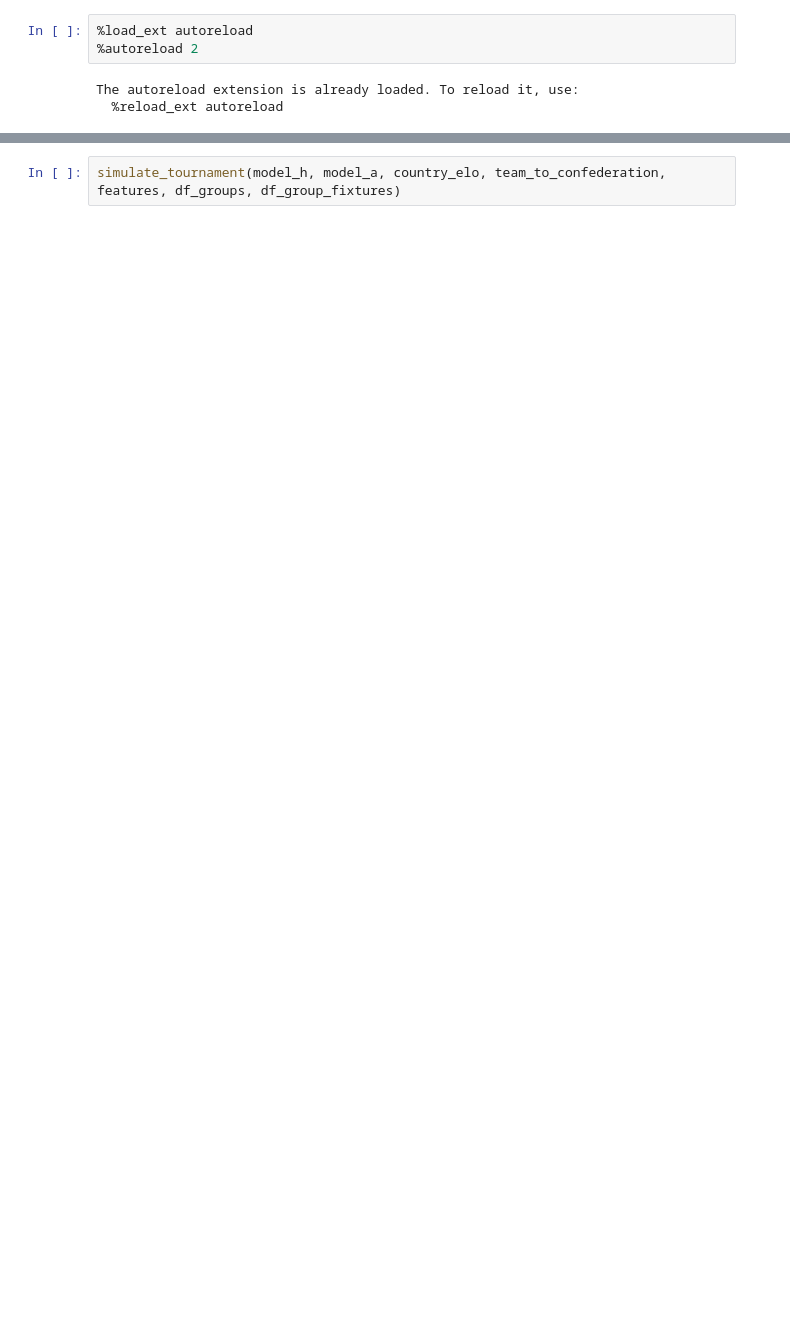
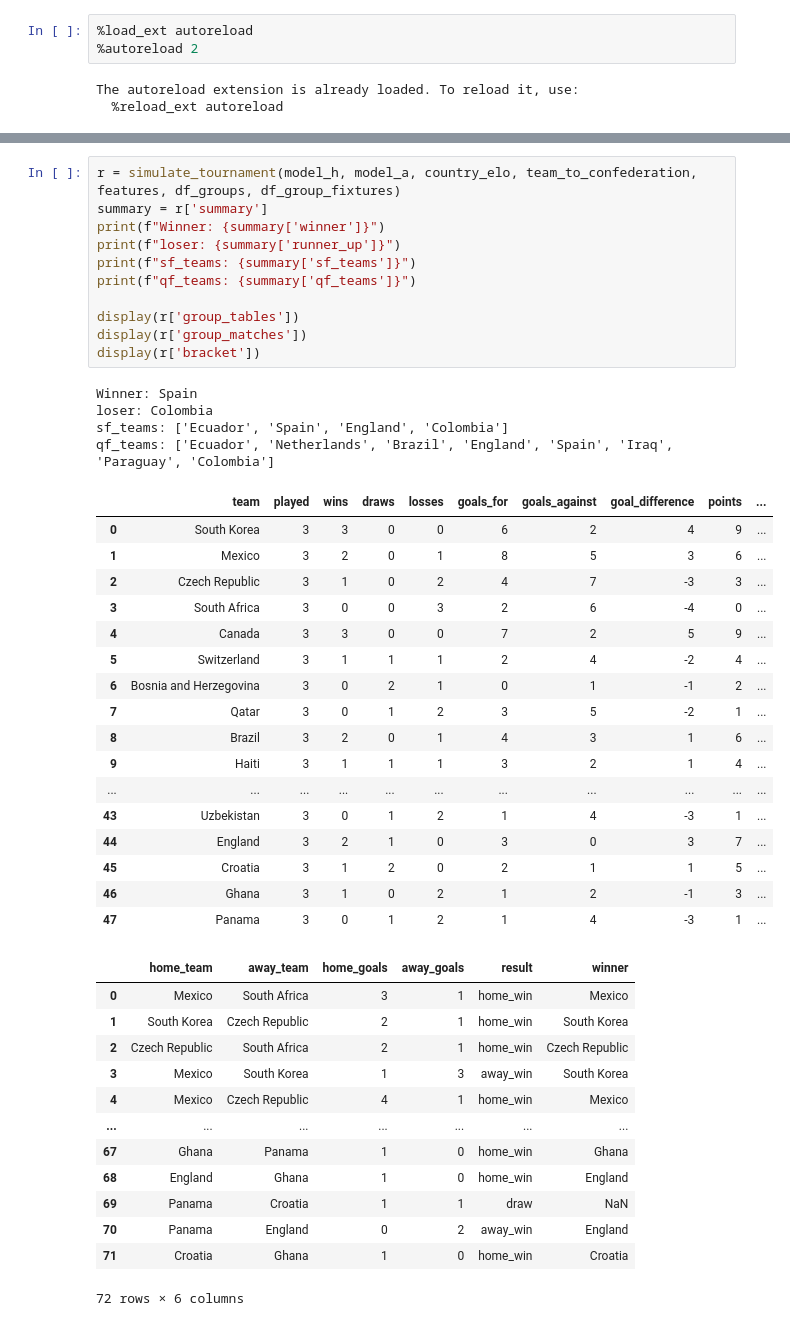
Before and after one commit to arms-and-hands155/WC2026-Predictor, a Jupyter notebook: notebooks/03_simulation.ipynb, the cells around one changed output, grey strips where cells are left out. Cells and saved outputs as stored; diff of their text form; blank space fills up the shorter version.

```diff
--- a/notebooks/03_simulation.ipynb
+++ b/notebooks/03_simulation.ipynb
@@ -246,2 +237,46 @@ Argentina won the World Cup
-# %%
-simulate_tournament(model_h, model_a, country_elo, team_to_confederation, features, df_groups, df_group_fixtures)
+# %%
+r = simulate_tournament(model_h, model_a, country_elo, team_to_confederation, features, df_groups, df_group_fixtures)
+summary = r['summary']
+print(f"Winner: {summary['winner']}")
+print(f"loser: {summary['runner_up']}")
+print(f"sf_teams: {summary['sf_teams']}")
+print(f"qf_teams: {summary['qf_teams']}")
+
+display(r['group_tables'])
+display(r['group_matches'])
+display(r['bracket'])
+# %% [output]
+Winner: Spain
+loser: Colombia
+sf_teams: ['Ecuador', 'Spain', 'England', 'Colombia']
+qf_teams: ['Ecuador', 'Netherlands', 'Brazil', 'England', 'Spain', 'Iraq', 'Paraguay', 'Colombia']
+|  | team | played | wins | draws | losses | goals_for | goals_against | goal_difference | points | ... |
+| 0 | South Korea | 3 | 3 | 0 | 0 | 6 | 2 | 4 | 9 | ... |
+| 1 | Mexico | 3 | 2 | 0 | 1 | 8 | 5 | 3 | 6 | ... |
+| 2 | Czech Republic | 3 | 1 | 0 | 2 | 4 | 7 | -3 | 3 | ... |
+| 3 | South Africa | 3 | 0 | 0 | 3 | 2 | 6 | -4 | 0 | ... |
+| 4 | Canada | 3 | 3 | 0 | 0 | 7 | 2 | 5 | 9 | ... |
+| 5 | Switzerland | 3 | 1 | 1 | 1 | 2 | 4 | -2 | 4 | ... |
+| 6 | Bosnia and Herzegovina | 3 | 0 | 2 | 1 | 0 | 1 | -1 | 2 | ... |
+| 7 | Qatar | 3 | 0 | 1 | 2 | 3 | 5 | -2 | 1 | ... |
+| 8 | Brazil | 3 | 2 | 0 | 1 | 4 | 3 | 1 | 6 | ... |
+| 9 | Haiti | 3 | 1 | 1 | 1 | 3 | 2 | 1 | 4 | ... |
+| ... | ... | ... | ... | ... | ... | ... | ... | ... | ... | ... |
+| 43 | Uzbekistan | 3 | 0 | 1 | 2 | 1 | 4 | -3 | 1 | ... |
+| 44 | England | 3 | 2 | 1 | 0 | 3 | 0 | 3 | 7 | ... |
+| 45 | Croatia | 3 | 1 | 2 | 0 | 2 | 1 | 1 | 5 | ... |
+| 46 | Ghana | 3 | 1 | 0 | 2 | 1 | 2 | -1 | 3 | ... |
+| 47 | Panama | 3 | 0 | 1 | 2 | 1 | 4 | -3 | 1 | ... |
+|  | home_team | away_team | home_goals | away_goals | result | winner |
+| 0 | Mexico | South Africa | 3 | 1 | home_win | Mexico |
+| 1 | South Korea | Czech Republic | 2 | 1 | home_win | South Korea |
+| 2 | Czech Republic | South Africa | 2 | 1 | home_win | Czech Republic |
+| 3 | Mexico | South Korea | 1 | 3 | away_win | South Korea |
+| 4 | Mexico | Czech Republic | 4 | 1 | home_win | Mexico |
+| ... | ... | ... | ... | ... | ... | ... |
+| 67 | Ghana | Panama | 1 | 0 | home_win | Ghana |
+| 68 | England | Ghana | 1 | 0 | home_win | England |
+| 69 | Panama | Croatia | 1 | 1 | draw | NaN |
+| 70 | Panama | England | 0 | 2 | away_win | England |
+| 71 | Croatia | Ghana | 1 | 0 | home_win | Croatia |
+72 rows × 6 columns
```
Also changed, not shown: parts of 15 cells of this notebook, 14 other files.
